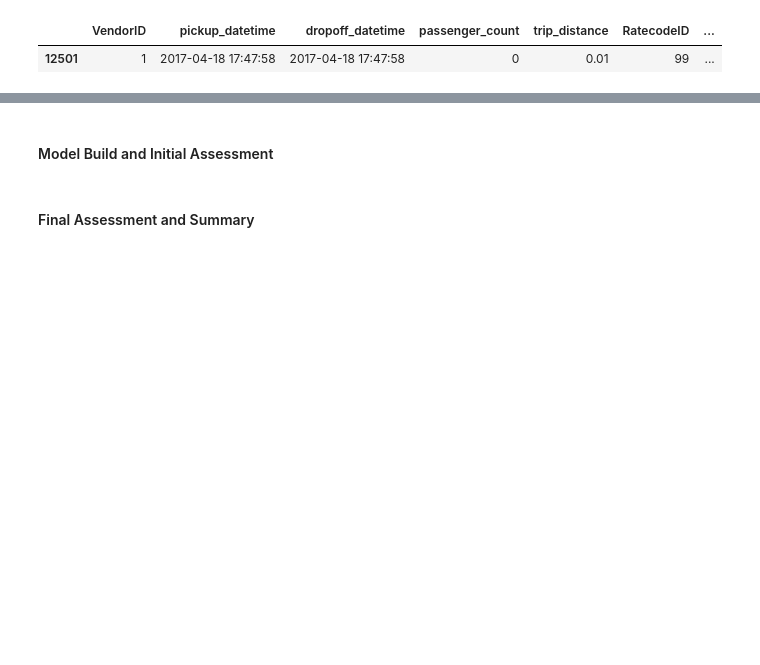
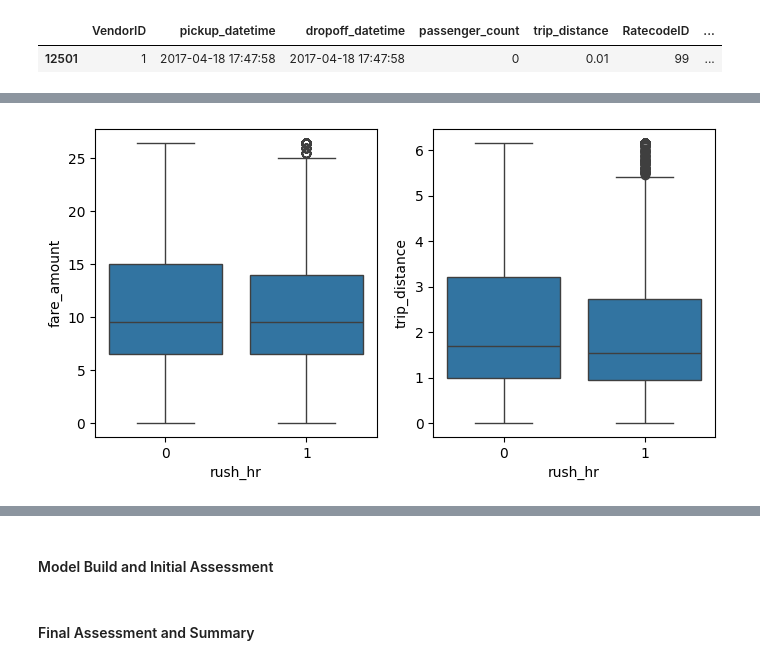
Before and after one commit to traha-89/Portafoglio, a Jupyter notebook: NYC Taxi Fare Prediction/NYC_MLRprediction.ipynb, the cells around one changed output, grey strips where cells are left out. Drawn from its saved outputs; the diff is of its cells as text; code cells hidden in the pictures; blank space fills up the shorter version.

```diff
--- a/NYC Taxi Fare Prediction/NYC_MLRprediction.ipynb
+++ b/NYC Taxi Fare Prediction/NYC_MLRprediction.ipynb
@@ -495,7 +568,7 @@ df_edit3[df_edit3['RatecodeID'] == 99]
 | 12501 | 1 | 2017-04-18 17:47:58 | 2017-04-18 17:47:58 | 0 | 0.01 | 99 | ... |
 # %%
 # Remove record for Rate code 99
-df_edit4 = df_edit3.drop([12501]).reset_index()
-print(df_edit4.shape)
-df_edit4[df_edit4['RatecodeID'] == 99]
+df_edit5 = df_edit4.drop([12501]).reset_index()
+print(df_edit5.shape)
+df_edit5[df_edit5['RatecodeID'] == 99]
 # %% [output]
@@ -513,0 +594,11 @@ df_edit4.head()
+# %%
+# Generate rush hour column
+df_edit5['pick_hr'] = df_edit5['pickup_datetime'].dt.hour
+
+df_edit5['rush_hr'] = np.where( ((df_edit5['pick_hr'] >= 7) & (df_edit5['pick_hr'] < 10)) |
+                               ((df_edit5['pick_hr'] >= 17) & (df_edit5['pick_hr'] < 20)), 1, 0)
+
+# Generate off hour column
+df_edit5['off_hr'] = np.where((df_edit5['pick_hr'] >= 0) & (df_edit5['pick_hr'] < 5), 1, 0)
+df_edit5= df_edit5.drop(columns= ['pick_hr'])
+df_edit5[df_edit5['rush_hr'] == 1].head()
@@ -513,0 +621,19 @@ df_edit4.head()
+# %%
+fig, axes= plt.subplots(1,2, figsize= (8,4))
+sns.boxplot(
+    data= df_edit5,
+    y= 'fare_amount',
+    x= 'rush_hr',
+    ax= axes[0]
+    )
+
+sns.boxplot(
+    data= df_edit5,
+    y= 'trip_distance',
+    x= 'rush_hr',
+    ax= axes[1]
+    )
+
+plt.show()
+# %% [output]
+[figure, added]
```
Also changed, not shown: parts of 27 cells of this notebook.
